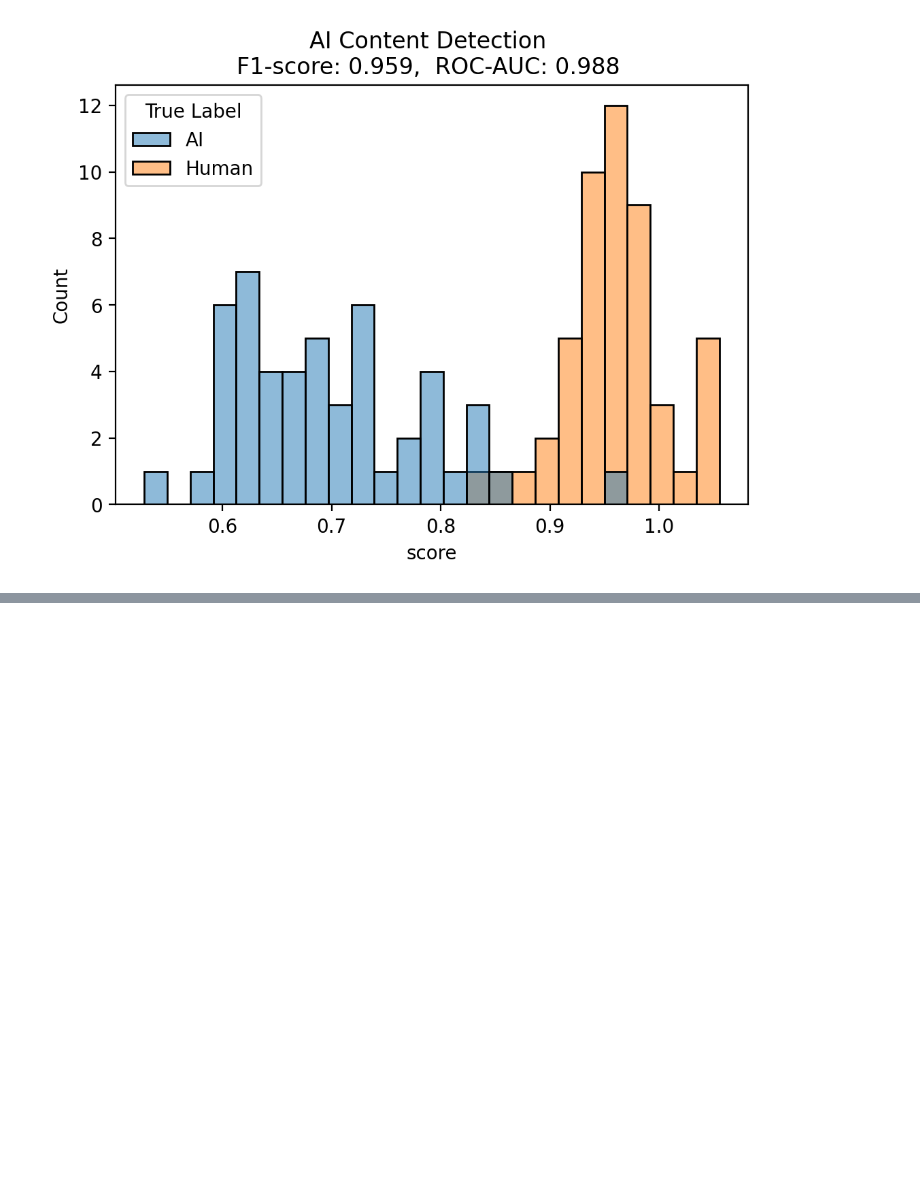
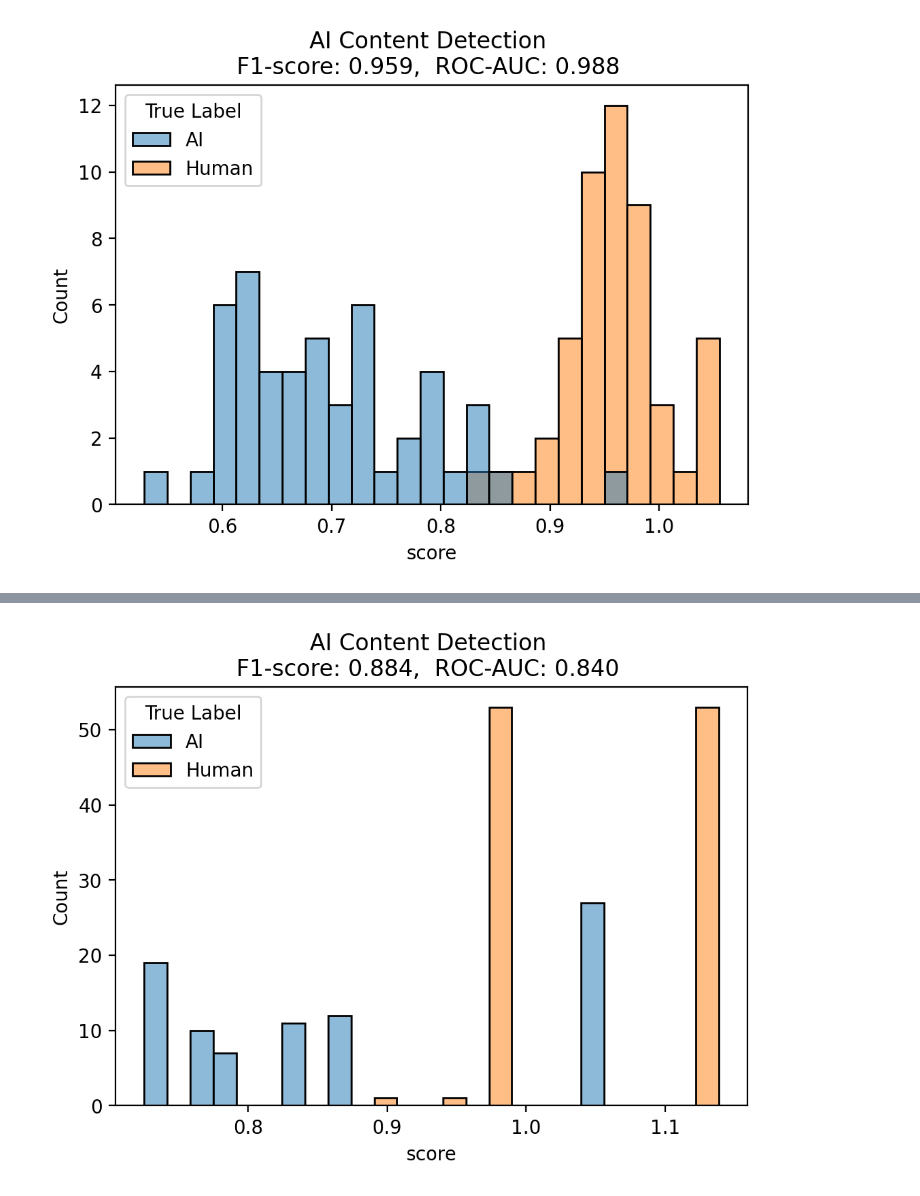
Before and after one commit to wangjing0/ai_detector, a Jupyter notebook: detector.ipynb, the cells around one changed output, grey strips where cells are left out. Drawn from its saved outputs; the diff is of its cells as text; code cells hidden in the pictures; blank space fills up the shorter version.

```diff
--- a/detector.ipynb
+++ b/detector.ipynb
@@ -234,3 +234,10 @@ plt.title(f"AI Content Detection \nF1-score: {f1:.3f},  ROC-AUC: {auc:.3f} ")
 plt.savefig('score.png', bbox_inches='tight')
 # %% [output]
 [figure]
+# %%
+import glob, json
+
+filenames = []
+for folder in ['open_orca','cc_news' , 'cnn', 'pubmed']:
+    filenames.extend(glob.glob(f'data/core/{folder}/*.jsonl') )
+len(filenames)
@@ -236,0 +246,14 @@ plt.savefig('score.png', bbox_inches='tight')
+# %%
+data = []
+for file in tqdm(filenames):
+    with open(file, 'r') as f:
+        json_data = json.loads(f.readline())
+        data.append(json_data)
+
+data = pandas.DataFrame(data)
+data['text'] = data[['response', 'text', 'article']].apply(lambda x: ' '.join(x.dropna()), axis=1)
+data['True Label'] = data.apply(lambda x: 'Human' if type(x['article'])==str else 'AI', axis=1)
+df = data[['text', 'True Label']]
+df['texts'] = df['text'].apply(lambda x: [xx for xx in x.split('\n') if xx.strip()])
+df = df.explode('texts')
+df
@@ -236,0 +279,9 @@ plt.savefig('score.png', bbox_inches='tight')
+# %%
+for idx, row in tqdm(df.iterrows()):
+    result = detector.predict(row['texts'], display_text=False)
+    df.at[idx, 'prediction'] = result['prediction']
+    df.at[idx, 'score'] = result['score']
+    df.at[idx, 'confidence'] = result['confidence']
+# %%
+df['pred'] = df.prediction.apply(lambda x: x.split('-')[0])
+df
@@ -236,0 +302,11 @@ plt.savefig('score.png', bbox_inches='tight')
+# %%
+fig = plt.figure(figsize=(6,4), dpi=200)
+
+auc = roc_auc_score(df['True Label'], df['score'])
+f1 = f1_score(df['True Label']=='Human', df.pred=='Human')
+
+seaborn.histplot(df, x='score', bins=25, hue='True Label')
+plt.title(f"AI Content Detection \nF1-score: {f1:.3f},  ROC-AUC: {auc:.3f} ")
+plt.savefig('score.png', bbox_inches='tight')
+# %% [output]
+[figure, added]
```
Also changed, not shown: parts of 4 cells of this notebook, 5 other files.
